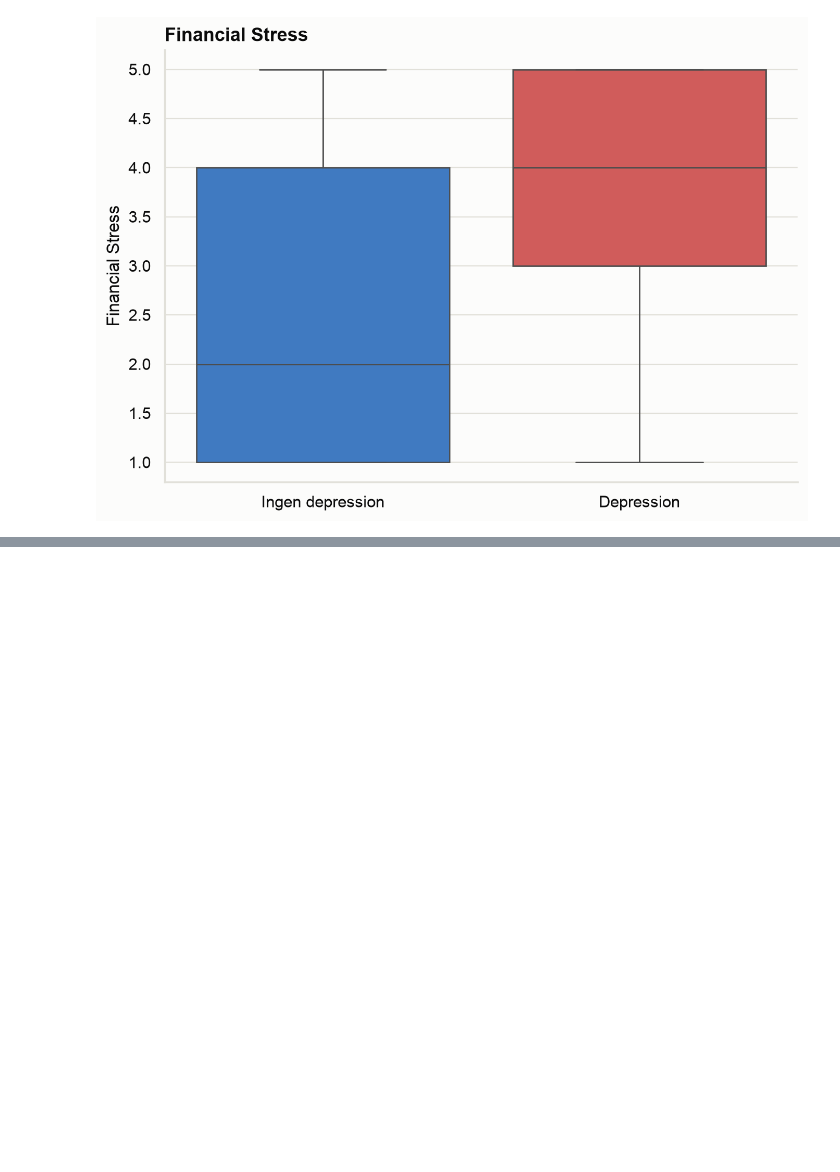
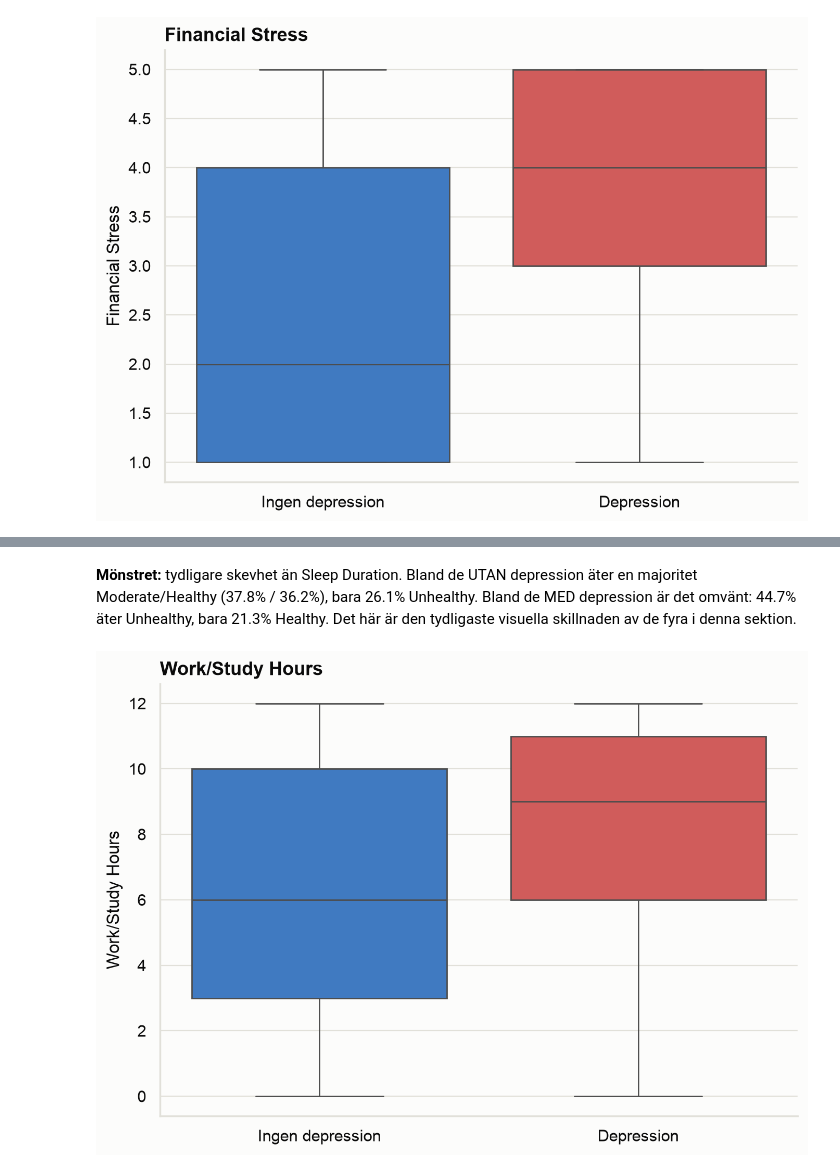
Before and after one commit to davidfjellstrom/student-depression-ML-project, a Jupyter notebook: 02_EDA.ipynb, the cells around one changed output, grey strips where cells are left out. Cells and saved outputs as stored; diff of their text form; code cells hidden in the pictures; blank space fills up the shorter version.

```diff
--- a/02_EDA.ipynb
+++ b/02_EDA.ipynb
@@ -245,0 +294,18 @@ plt.show()
+# %% [markdown]
+**Mönstret:** tydligare skevhet än Sleep Duration. Bland de UTAN depression äter en
+majoritet Moderate/Healthy (37.8% / 36.2%), bara 26.1% Unhealthy. Bland de MED
+depression är det omvänt: 44.7% äter Unhealthy, bara 21.3% Healthy. Det här är den
+tydligaste visuella skillnaden av de fyra i denna sektion.
+# %%
+# Work/Study Hours: boxplot per Depression-grupp - samma stil som Academic Pressure/
+# Financial Stress i Sektion 6.
+fig, ax = plt.subplots(figsize=(7, 5))
+sns.boxplot(data=df, x="Depression", y="Work/Study Hours", hue="Depression", legend=False, ax=ax)
+ax.set_xticks([0, 1])
+ax.set_xticklabels(["Ingen depression", "Depression"])
+ax.set_xlabel("")
+ax.set_title("Work/Study Hours")
+plt.tight_layout()
+plt.show()
+# %% [output]
+[figure, added]
```
Also changed, not shown: parts of 9 cells of this notebook.
